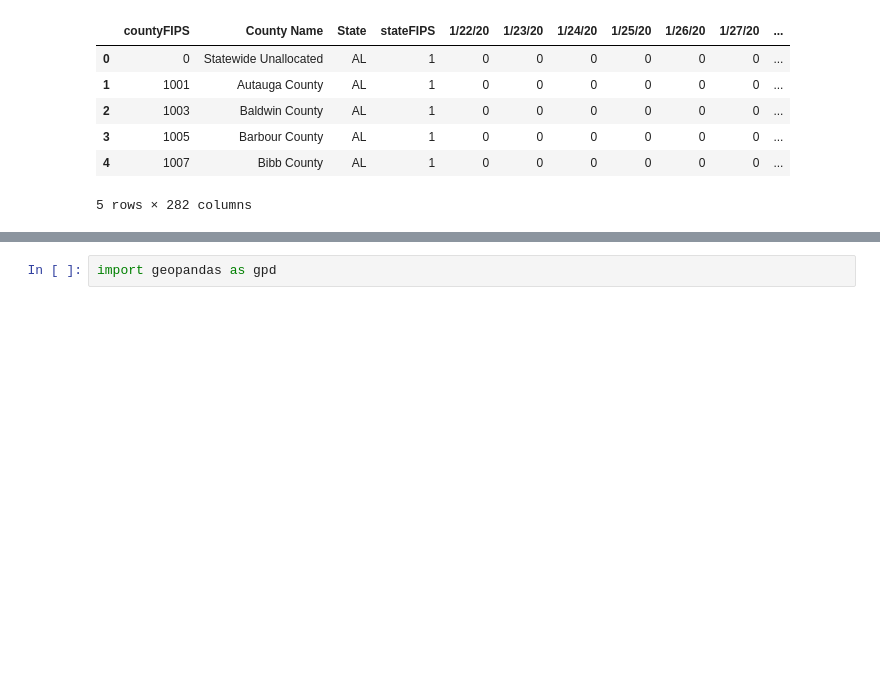
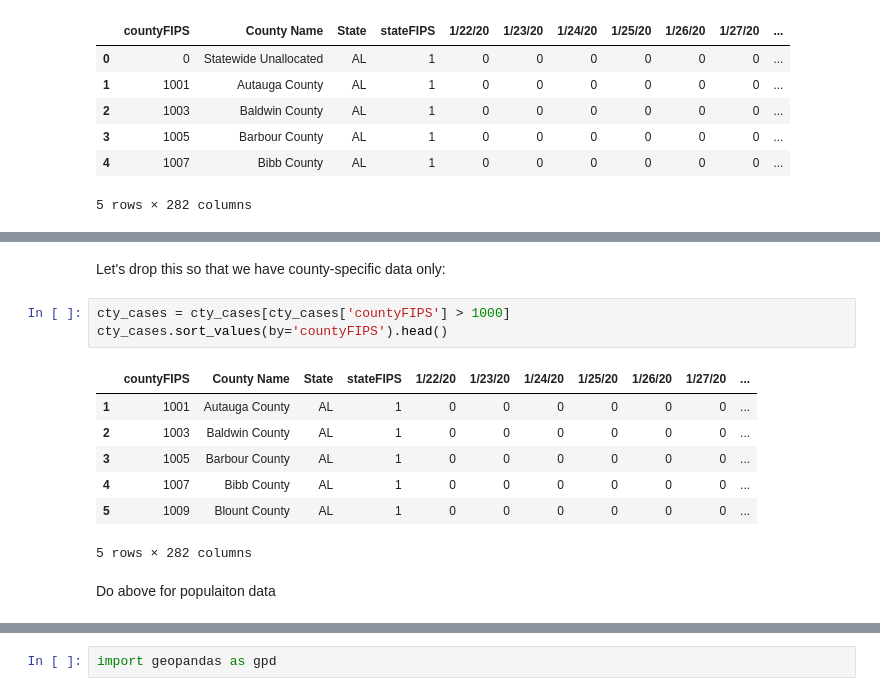
Before and after one commit to jamesdamillington/usa-covid-mapping, a Jupyter notebook: USA-covid-choropleth.ipynb, the cells around one changed output, grey strips where cells are left out. Drawn from its saved outputs; the diff is of its cells as text; blank space fills up the shorter version.

```diff
--- a/USA-covid-choropleth.ipynb
+++ b/USA-covid-choropleth.ipynb
@@ -23,0 +38,15 @@ cty_cases.head()
+# %% [markdown]
+Let's drop this so that we have county-specific data only:
+# %%
+cty_cases = cty_cases[cty_cases['countyFIPS'] > 1000]
+cty_cases.sort_values(by='countyFIPS').head()
+# %% [output]
+|  | countyFIPS | County Name | State | stateFIPS | 1/22/20 | 1/23/20 | 1/24/20 | 1/25/20 | 1/26/20 | 1/27/20 | ... |
+| 1 | 1001 | Autauga County | AL | 1 | 0 | 0 | 0 | 0 | 0 | 0 | ... |
+| 2 | 1003 | Baldwin County | AL | 1 | 0 | 0 | 0 | 0 | 0 | 0 | ... |
+| 3 | 1005 | Barbour County | AL | 1 | 0 | 0 | 0 | 0 | 0 | 0 | ... |
+| 4 | 1007 | Bibb County | AL | 1 | 0 | 0 | 0 | 0 | 0 | 0 | ... |
+| 5 | 1009 | Blount County | AL | 1 | 0 | 0 | 0 | 0 | 0 | 0 | ... |
+5 rows × 282 columns
+# %% [markdown]
+Do above for populaiton data
```
Also changed, not shown: parts of 28 cells of this notebook, 1 other file.
